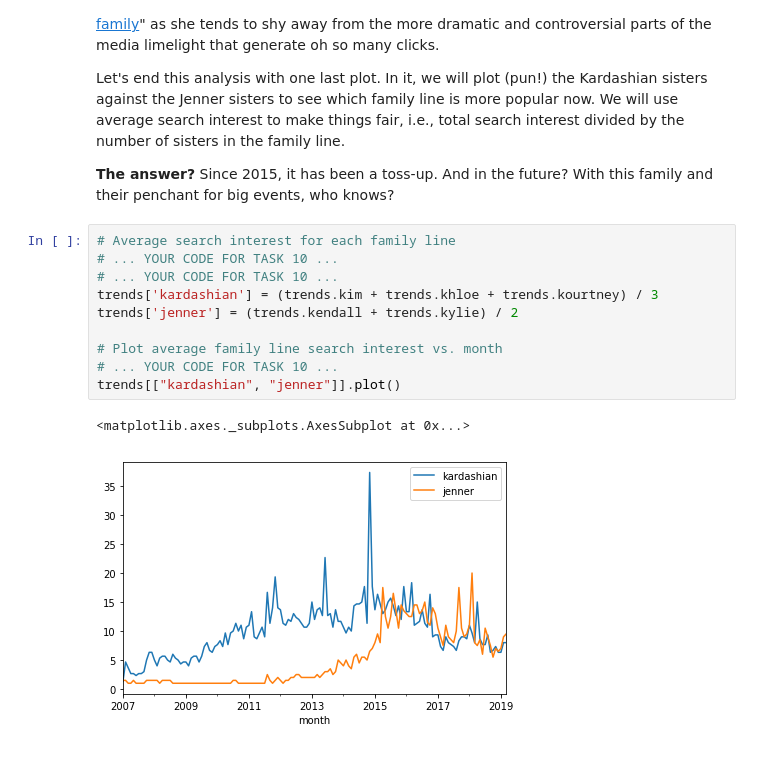
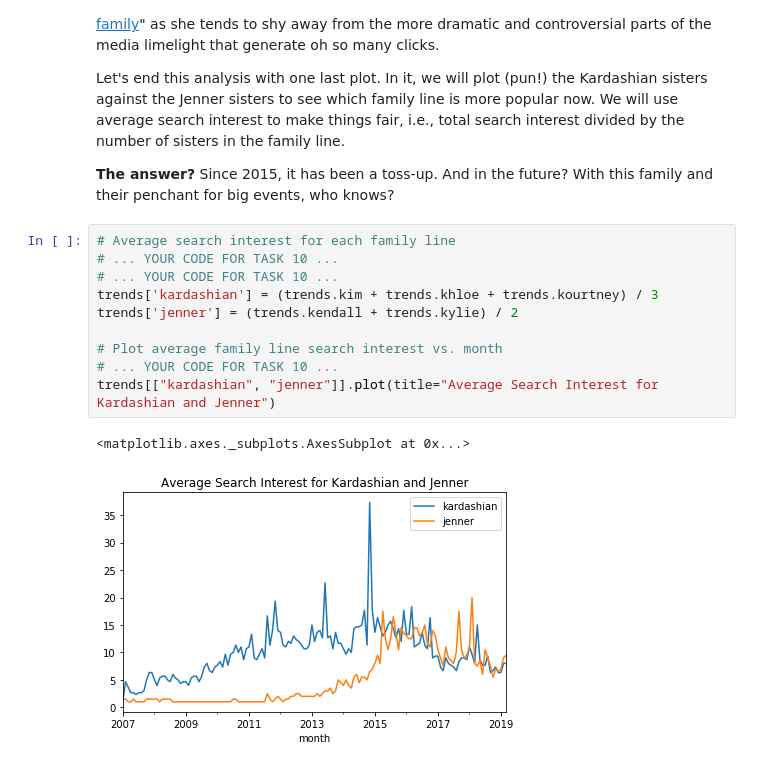
Before and after one commit to datasheng/CSC460-HW-Repo-Darren-Ling, a Jupyter notebook: HW5/Kardashian Trends/KardashianTrends.ipynb, the cells around one changed output. Saved outputs shown, nothing was run; the diff lists cells and outputs as text.

```diff
--- a/HW5/Kardashian Trends/KardashianTrends.ipynb
+++ b/HW5/Kardashian Trends/KardashianTrends.ipynb
@@ -204,13 +204,13 @@ trends.rolling(window=12).mean().plot()
 # %%
 # Average search interest for each family line
 # ... YOUR CODE FOR TASK 10 ...
 # ... YOUR CODE FOR TASK 10 ...
 trends['kardashian'] = (trends.kim + trends.khloe + trends.kourtney) / 3
 trends['jenner'] = (trends.kendall + trends.kylie) / 2
 
 # Plot average family line search interest vs. month
 # ... YOUR CODE FOR TASK 10 ...
-trends[["kardashian", "jenner"]].plot()
+trends[["kardashian", "jenner"]].plot(title="Average Search Interest for Kardashian and Jenner")
 # %% [output]
 <matplotlib.axes._subplots.AxesSubplot at 0x...>
-[figure, old version]
+[figure, new version]
```
Also changed, not shown: 1 other file.
